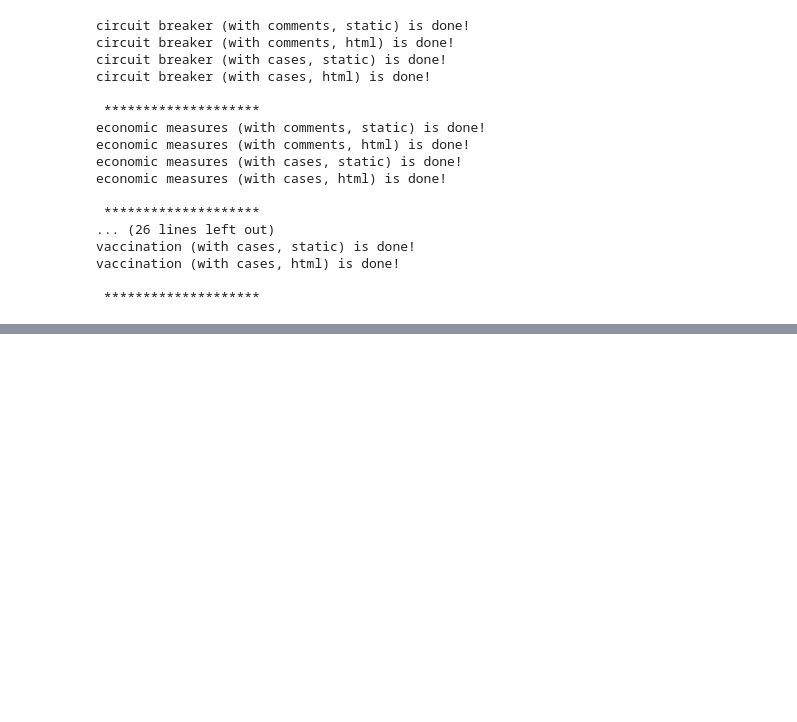
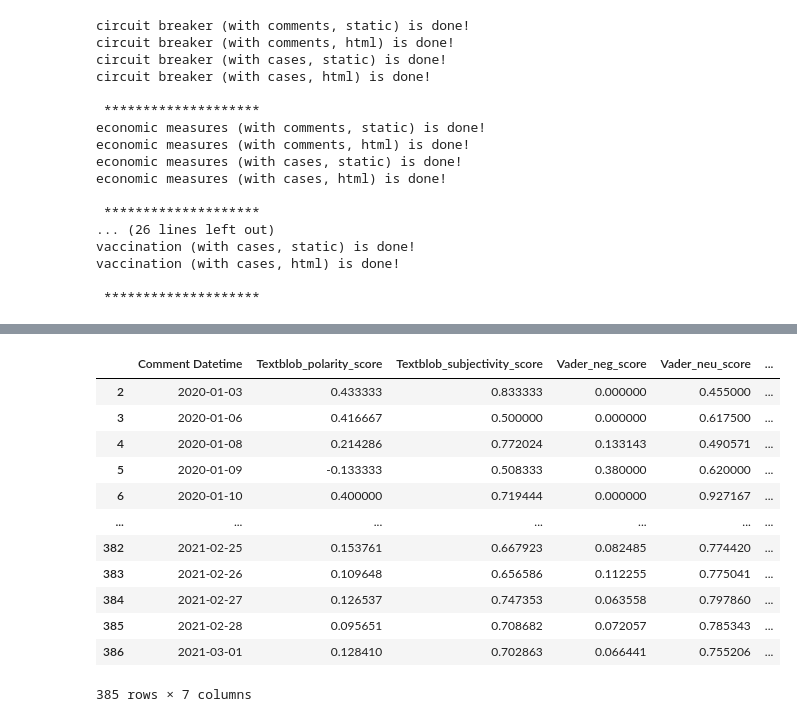
Before and after one commit to CJianYu98/Covid-19-Singapore-Analysis, a Jupyter notebook: Analysis/Sentiment Analysis_Topic Modelling/timeline_sentiment_analysis.ipynb, the cells around one changed output, grey strips where cells are left out. Cells and saved outputs as stored; diff of their text form; code cells hidden in the pictures; blank space fills up the shorter version.

```diff
--- a/Analysis/Sentiment Analysis_Topic Modelling/timeline_sentiment_analysis.ipynb
+++ b/Analysis/Sentiment Analysis_Topic Modelling/timeline_sentiment_analysis.ipynb
@@ -328,0 +407,5 @@ plot.write_image("Number of Comments per Emotion per Platform.png", engine="kale
+# %%
+timeframe = ("1JAN2020", "1MAR2021")
+start, end = pd.to_datetime([timeframe[0], timeframe[1]], format='%d%b%Y')
+
+start, end
@@ -328,0 +414,18 @@ plot.write_image("Number of Comments per Emotion per Platform.png", engine="kale
+# %%
+avg_sentiments = avg_sentiments[(avg_sentiments["Comment Datetime"]>=start) & (avg_sentiments["Comment Datetime"] <= end)]
+
+avg_sentiments
+# %% [output]
+|  | Comment Datetime | Textblob_polarity_score | Textblob_subjectivity_score | Vader_neg_score | Vader_neu_score | ... |
+| 2 | 2020-01-03 | 0.433333 | 0.833333 | 0.000000 | 0.455000 | ... |
+| 3 | 2020-01-06 | 0.416667 | 0.500000 | 0.000000 | 0.617500 | ... |
+| 4 | 2020-01-08 | 0.214286 | 0.772024 | 0.133143 | 0.490571 | ... |
+| 5 | 2020-01-09 | -0.133333 | 0.508333 | 0.380000 | 0.620000 | ... |
+| 6 | 2020-01-10 | 0.400000 | 0.719444 | 0.000000 | 0.927167 | ... |
+| ... | ... | ... | ... | ... | ... | ... |
+| 382 | 2021-02-25 | 0.153761 | 0.667923 | 0.082485 | 0.774420 | ... |
+| 383 | 2021-02-26 | 0.109648 | 0.656586 | 0.112255 | 0.775041 | ... |
+| 384 | 2021-02-27 | 0.126537 | 0.747353 | 0.063558 | 0.797860 | ... |
+| 385 | 2021-02-28 | 0.095651 | 0.708682 | 0.072057 | 0.785343 | ... |
+| 386 | 2021-03-01 | 0.128410 | 0.702863 | 0.066441 | 0.755206 | ... |
+385 rows × 7 columns
```
Also changed, not shown: parts of 10 cells of this notebook, 1 other file.
